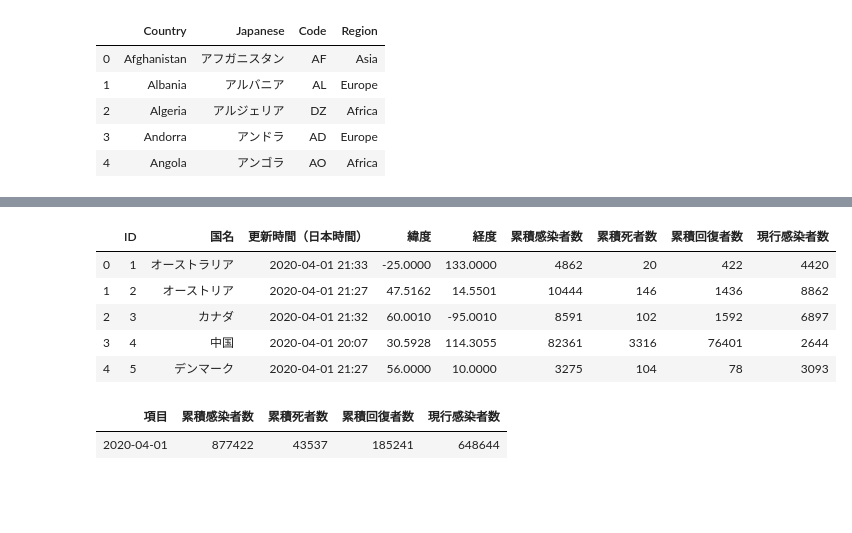
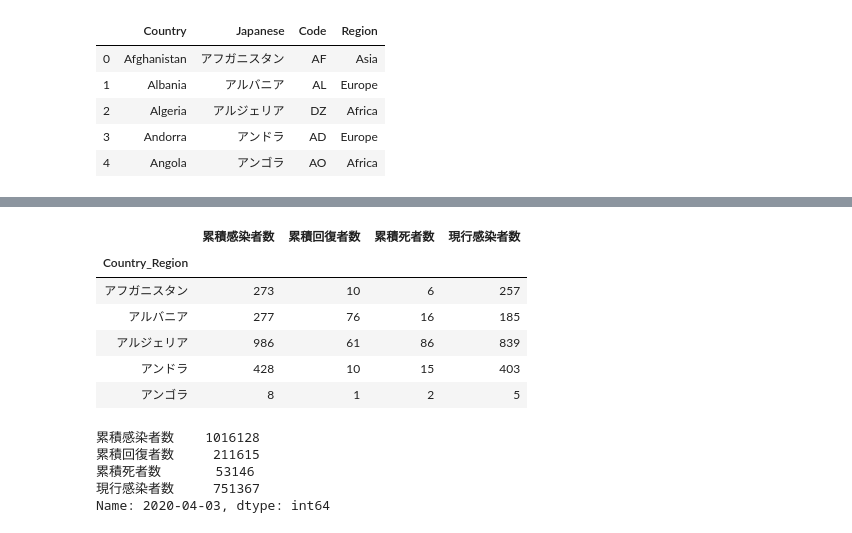
Before and after one commit to kazuhirokida/covid-19, a Jupyter notebook: JHU Dashboard.ipynb, the cells around one changed output, grey strips where cells are left out. Saved outputs shown, nothing was run; the diff lists cells and outputs as text; code cells hidden in the pictures; blank space fills up the shorter version.

```diff
--- a/JHU Dashboard.ipynb
+++ b/JHU Dashboard.ipynb
@@ -49,2 +79,4 @@ df.head()
+# %%
+latest = df.drop(['OBJECTID','Last_Update','Lat','Long_'],axis=1).groupby('Country_Region').sum()
 # %%
-df['Active'] = df.Confirmed - df.Deaths - df.Recovered
+latest['Active'] = latest.Confirmed - latest.Deaths - latest.Recovered
@@ -62,5 +284,5 @@ countries.head()
 | 3 | Andorra | アンドラ | AD | Europe |
 | 4 | Angola | アンゴラ | AO | Africa |
 # %%
-df.Country_Region = df.Country_Region.map(countries.set_index('Country').Japanese.to_dict())
+latest.index = latest.index.map(countries.set_index('Country').Japanese.to_dict())
 # %%
@@ -77,9 +298,12 @@ df.columns = ['ID','国名','更新時間（日本時間）','緯度','経度','
+# %%
+latest.columns = ['累積感染者数','累積回復者数','累積死者数','現行感染者数']
 # %%
-df.head()
+latest.head()
 # %% [output]
-|  | ID | 国名 | 更新時間（日本時間） | 緯度 | 経度 | 累積感染者数 | 累積死者数 | 累積回復者数 | 現行感染者数 |
-| 0 | 1 | オーストラリア | 2020-04-01 21:33 | -25.0000 | 133.0000 | 4862 | 20 | 422 | 4420 |
-| 1 | 2 | オーストリア | 2020-04-01 21:27 | 47.5162 | 14.5501 | 10444 | 146 | 1436 | 8862 |
-| 2 | 3 | カナダ | 2020-04-01 21:32 | 60.0010 | -95.0010 | 8591 | 102 | 1592 | 6897 |
-| 3 | 4 | 中国 | 2020-04-01 20:07 | 30.5928 | 114.3055 | 82361 | 3316 | 76401 | 2644 |
-| 4 | 5 | デンマーク | 2020-04-01 21:27 | 56.0000 | 10.0000 | 3275 | 104 | 78 | 3093 |
+|  | 累積感染者数 | 累積回復者数 | 累積死者数 | 現行感染者数 |
+| Country_Region |  |  |  |  |
+| アフガニスタン | 273 | 10 | 6 | 257 |
+| アルバニア | 277 | 76 | 16 | 185 |
+| アルジェリア | 986 | 61 | 86 | 839 |
+| アンドラ | 428 | 10 | 15 | 403 |
+| アンゴラ | 8 | 1 | 2 | 5 |
@@ -92,8 +310,9 @@ summary = summary.set_index('項目').T
 # %%
-summary.index = [datetime.today().strftime('%Y-%m-%d')]
+latest.sum().rename(datetime.today().strftime('%Y-%m-%d'))
+# %% [output]
+累積感染者数    1016128
+累積回復者数     211615
+累積死者数       53146
+現行感染者数     751367
+Name: 2020-04-03, dtype: int64
-# %%
-summary
-# %% [output]
-| 項目 | 累積感染者数 | 累積死者数 | 累積回復者数 | 現行感染者数 |
-| 2020-04-01 | 877422 | 43537 | 185241 | 648644 |
 # %%
```
Also changed, not shown: parts of 61 cells of this notebook, 40 other files.
